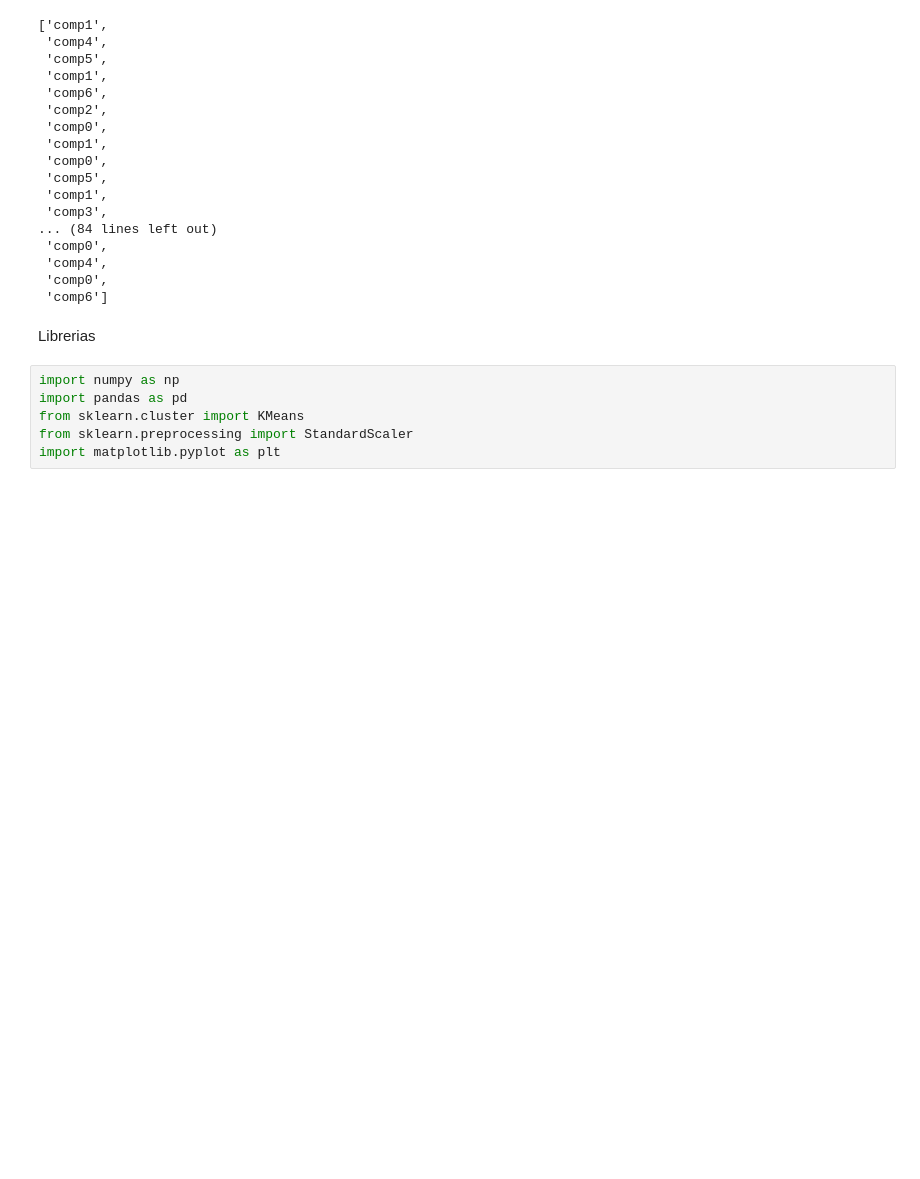
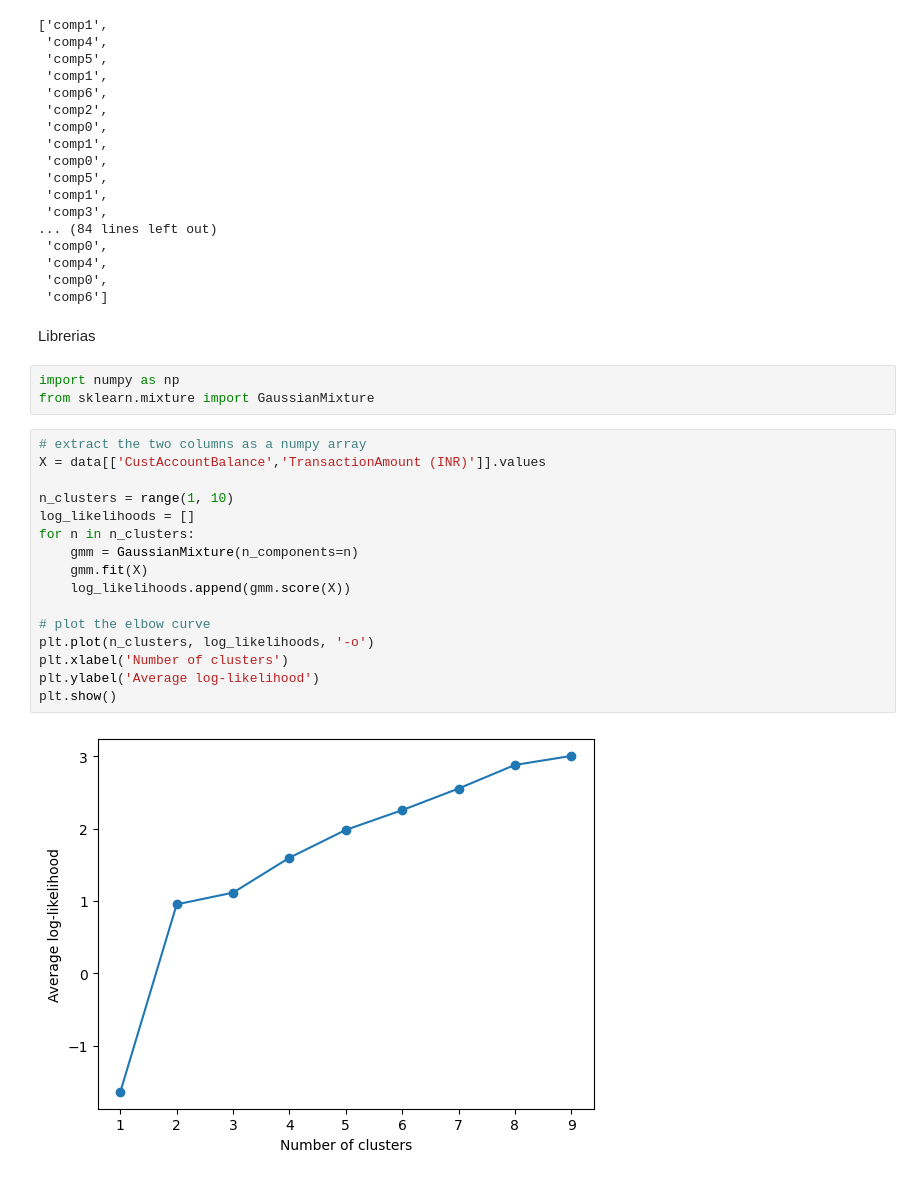
Before and after one commit to caguirre5/Lab8-IA, a Jupyter notebook: Lab8.ipynb, the cells around one changed output. Cells and saved outputs as stored; diff of their text form; blank space fills up the shorter version.

```diff
--- a/Lab8.ipynb
+++ b/Lab8.ipynb
@@ -175,9 +175,24 @@ y_pred
  'comp6']
 # %% [markdown]
 Librerias
-# %%
-import numpy as np
-import pandas as pd
-from sklearn.cluster import KMeans
-from sklearn.preprocessing import StandardScaler
-import matplotlib.pyplot as plt
+# %%
+import numpy as np
+from sklearn.mixture import GaussianMixture
+# %%
+# extract the two columns as a numpy array
+X = data[['CustAccountBalance','TransactionAmount (INR)']].values
+
+n_clusters = range(1, 10)
+log_likelihoods = []
+for n in n_clusters:
+    gmm = GaussianMixture(n_components=n)
+    gmm.fit(X)
+    log_likelihoods.append(gmm.score(X))
+
+# plot the elbow curve
+plt.plot(n_clusters, log_likelihoods, '-o')
+plt.xlabel('Number of clusters')
+plt.ylabel('Average log-likelihood')
+plt.show()
+# %% [output]
+[figure, added]
```
